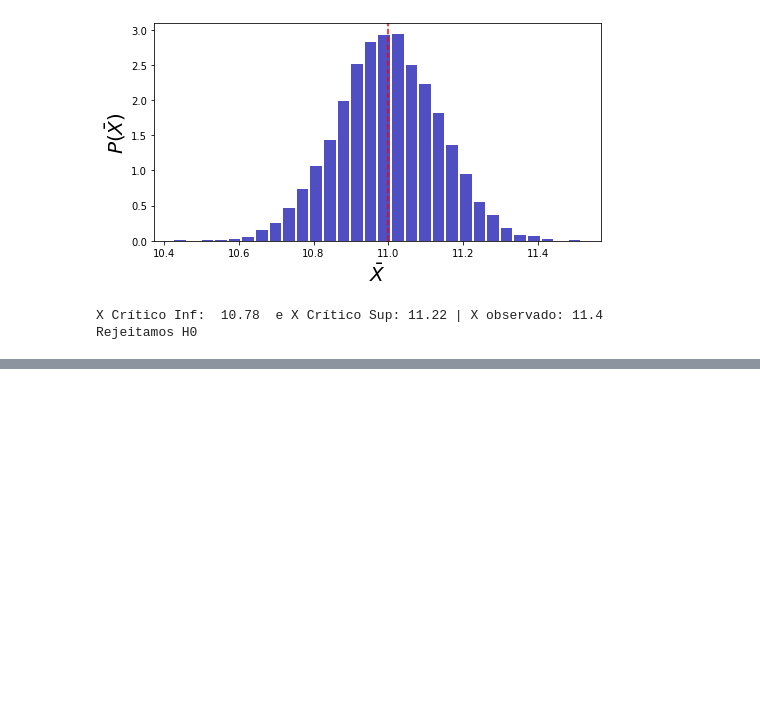
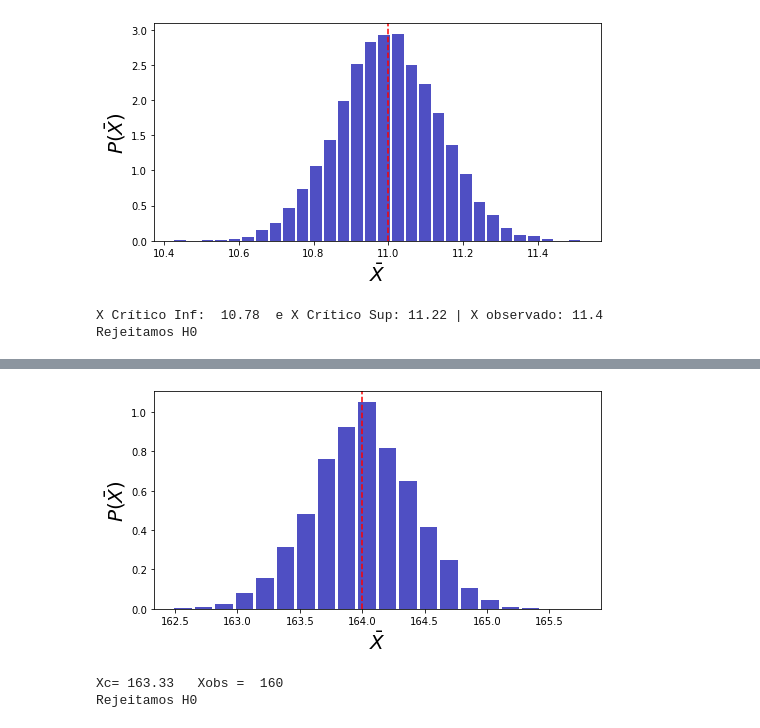
Before and after one commit to jpducatti/mba_data_science_usp, a Jupyter notebook: estatistica_ciencia_dados/modulo_5/Aula5-teste-hipoteses.ipynb, the cells around one changed output, grey strips where cells are left out. Drawn from its saved outputs; the diff is of its cells as text; code cells hidden in the pictures; blank space fills up the shorter version.

```diff
--- a/estatistica_ciencia_dados/modulo_5/Aula5-teste-hipoteses.ipynb
+++ b/estatistica_ciencia_dados/modulo_5/Aula5-teste-hipoteses.ipynb
@@ -630,0 +642,36 @@ Rejeitamos H0
+# %%
+mu = 164 #cm
+sigma = 5 #cm
+n = 150 #amostra adultos
+x_obs = 160 #cm
+erro_1 = 5 #%
+n_simul = 10000 #numero de amostras para simulação
+
+# H0: média = 164cm
+# H1: média < 164cm
+# %%
+Xm = [] #guardar média das amostras de cada experimento
+
+for s in range(1,n_simul):
+    x = np.random.normal(mu, sigma, n) # sorteia uma amostra de tamanho n
+    Xm.append(np.mean(x))
+plt.figure(figsize=(8,4))
+a = plt.hist(x=Xm, bins=20, color='#0504aa', alpha=0.7, rwidth=0.85,
+             label = str(Ns), density=True)
+plt.axvline(x=mu, color='r', linestyle='--', label = 'Media')
+plt.xlabel(r'$\bar{X}$', fontsize=20)
+plt.ylabel(r'$P(\bar{X})$', fontsize=20)
+plt.show(True)
+# %% [output]
+[figure, added]
+# %%
+alpha = erro_1 #em porcentegam para ser aceito no np.percentile
+xc = round(np.percentile(Xm, alpha),2)
+print('Xc=',xc,'  Xobs = ', x_obs)
+if(x_obs < xc):
+    print("Rejeitamos H0")
+else:
+    print("Aceitamos H0")
+# %% [output]
+Xc= 163.33   Xobs =  160
+Rejeitamos H0
```
Also changed, not shown: parts of 16 cells of this notebook.
